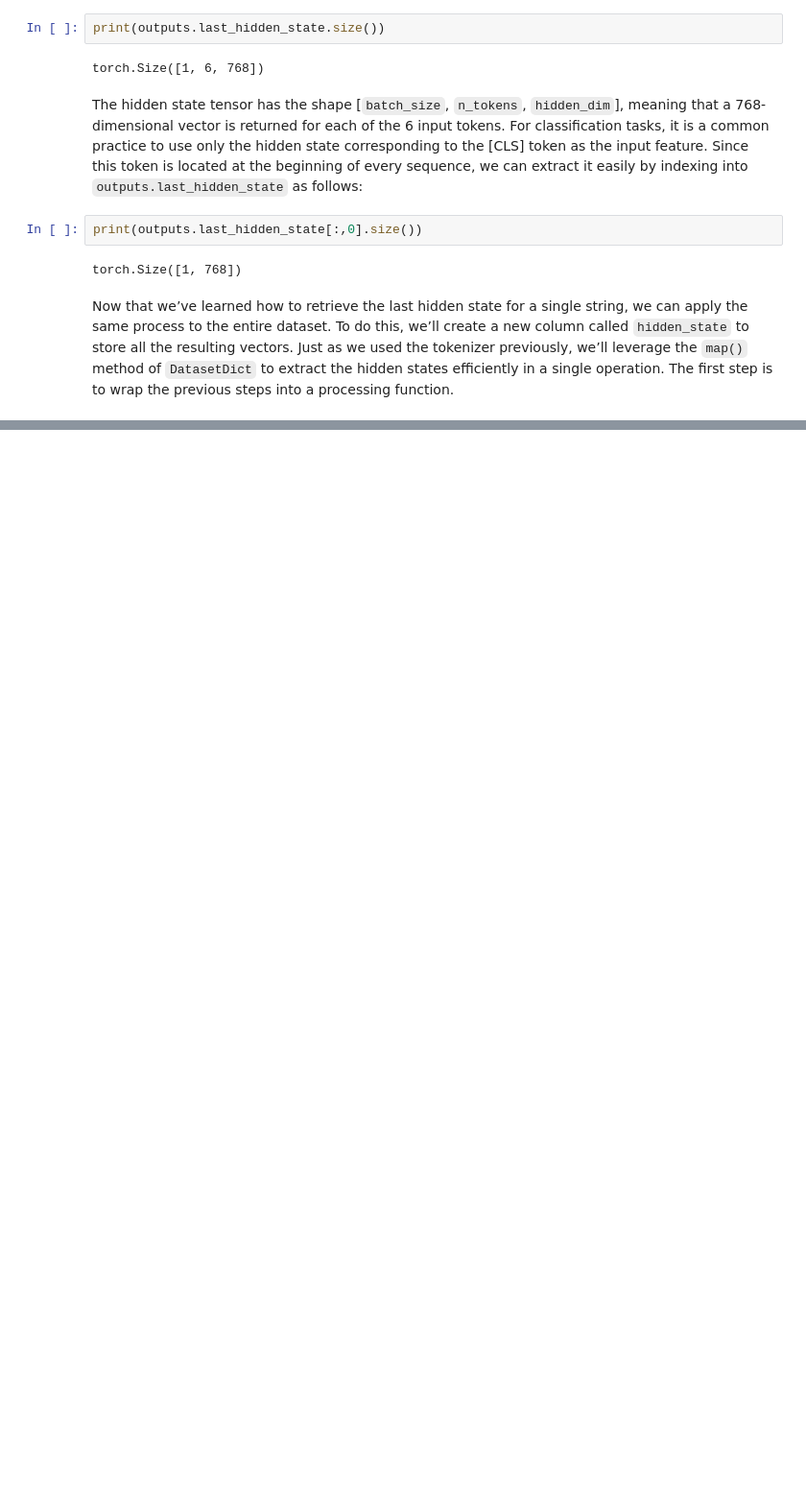
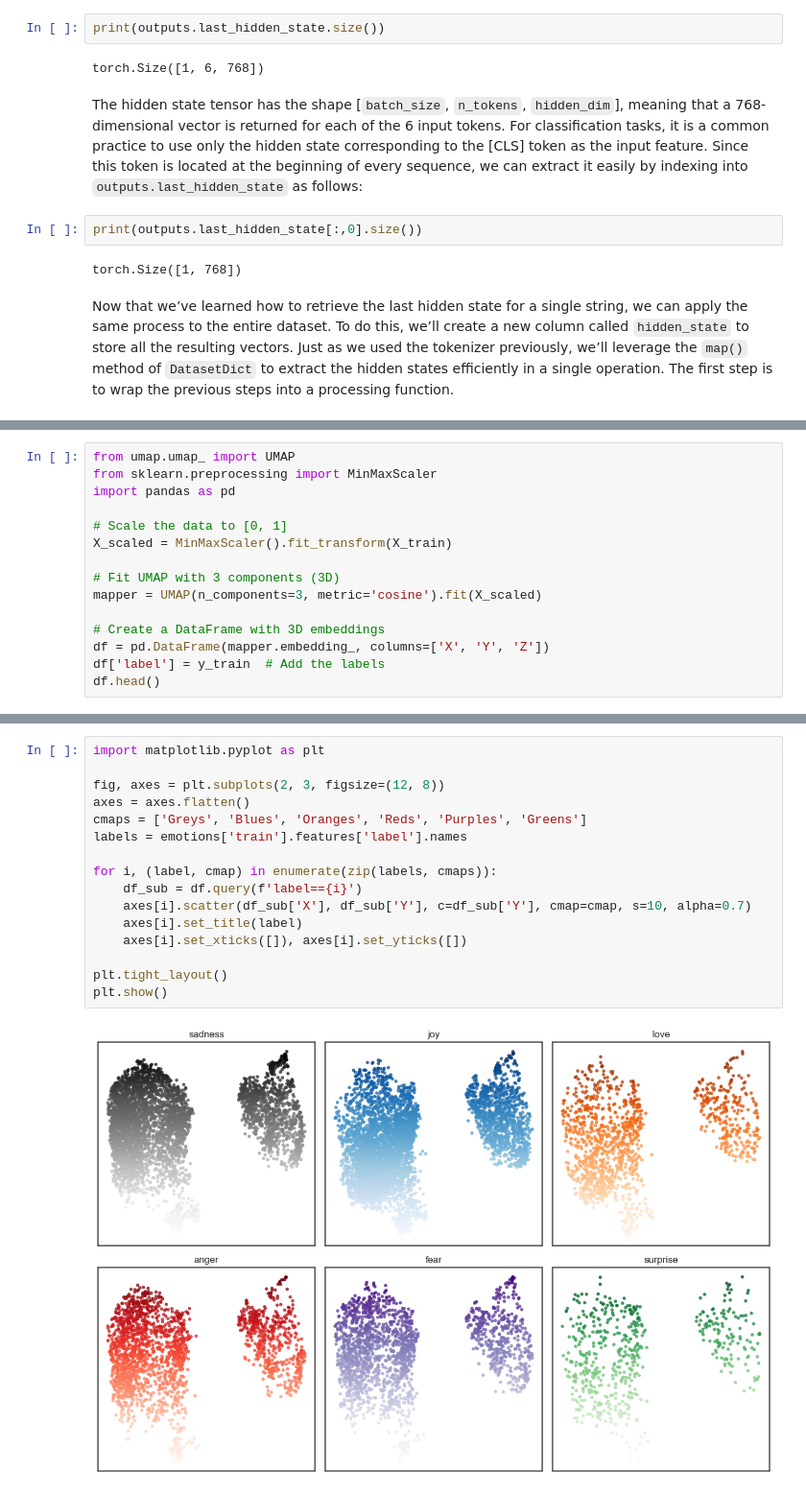
Before and after one commit to VictorFrancheto/large-language-models, a Jupyter notebook: DistilBERT.ipynb, the cells around one changed output, grey strips where cells are left out. Shown at 96% size. Drawn from its saved outputs; the diff is of its cells as text; blank space fills up the shorter version.

```diff
--- a/DistilBERT.ipynb
+++ b/DistilBERT.ipynb
@@ -511,0 +594,15 @@ def __extraction_hidden_states__(batch):
+# %%
+from umap.umap_ import UMAP
+from sklearn.preprocessing import MinMaxScaler
+import pandas as pd
+
+# Scale the data to [0, 1]
+X_scaled = MinMaxScaler().fit_transform(X_train)
+
+# Fit UMAP with 3 components (3D)
+mapper = UMAP(n_components=3, metric='cosine').fit(X_scaled)
+
+# Create a DataFrame with 3D embeddings
+df = pd.DataFrame(mapper.embedding_, columns=['X', 'Y', 'Z'])
+df['label'] = y_train  # Add the labels
+df.head()
@@ -511,0 +616,18 @@ def __extraction_hidden_states__(batch):
+# %%
+import matplotlib.pyplot as plt
+
+fig, axes = plt.subplots(2, 3, figsize=(12, 8))
+axes = axes.flatten()
+cmaps = ['Greys', 'Blues', 'Oranges', 'Reds', 'Purples', 'Greens']
+labels = emotions['train'].features['label'].names
+
+for i, (label, cmap) in enumerate(zip(labels, cmaps)):
+    df_sub = df.query(f'label=={i}')
+    axes[i].scatter(df_sub['X'], df_sub['Y'], c=df_sub['Y'], cmap=cmap, s=10, alpha=0.7)
+    axes[i].set_title(label)
+    axes[i].set_xticks([]), axes[i].set_yticks([])
+
+plt.tight_layout()
+plt.show()
+# %% [output]
+[figure, added]
```
Also changed, not shown: parts of 27 cells of this notebook.
